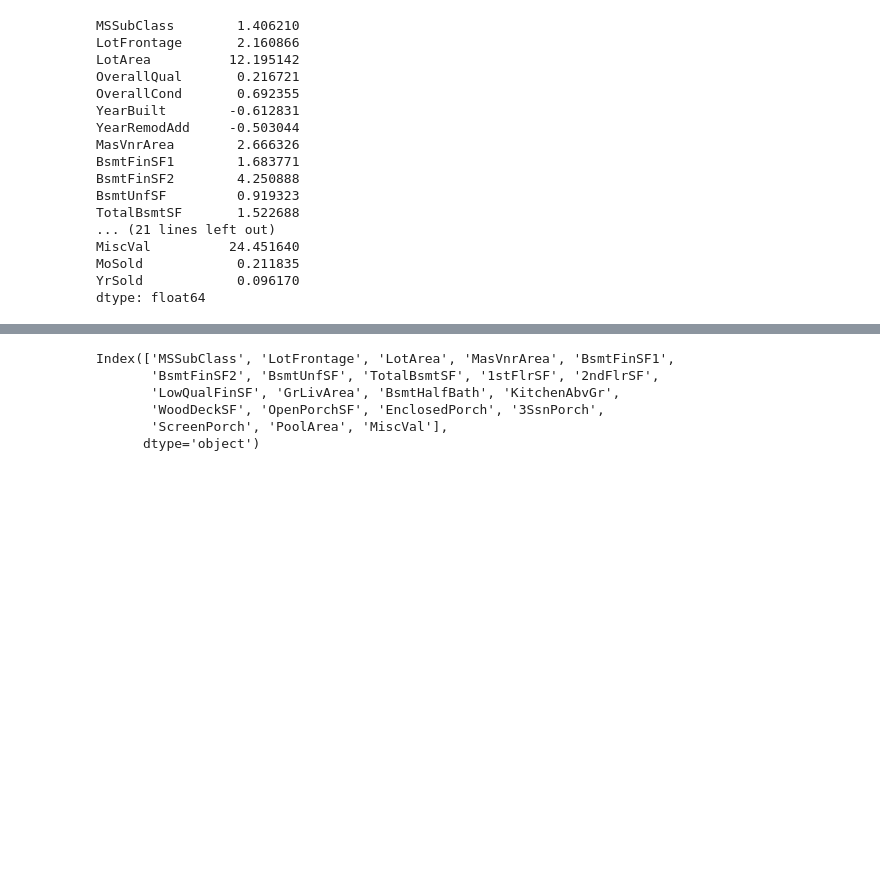
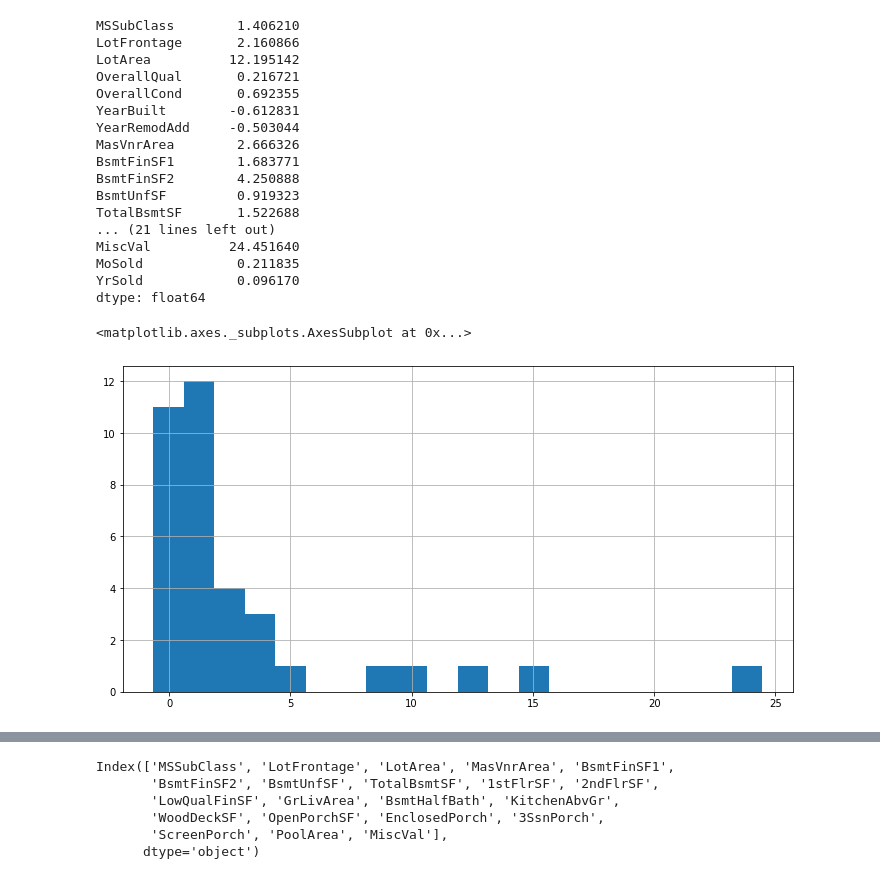
Before and after one commit to JK558/house-price-prediction, a Jupyter notebook: house_price_JK.ipynb, the cells around one changed output, grey strips where cells are left out. Saved outputs shown, nothing was run; the diff lists cells and outputs as text; code cells hidden in the pictures; blank space fills up the shorter version.

```diff
--- a/house_price_JK.ipynb
+++ b/house_price_JK.ipynb
@@ -170,3 +195,8 @@ MiscVal          24.451640
 MoSold            0.211835
 YrSold            0.096170
 dtype: float64
+# %%
+skewed_feats.hist(bins=20)
+# %% [output]
+<matplotlib.axes._subplots.AxesSubplot at 0x...>
+[figure, added]
```
Also changed, not shown: parts of 58 cells of this notebook.
